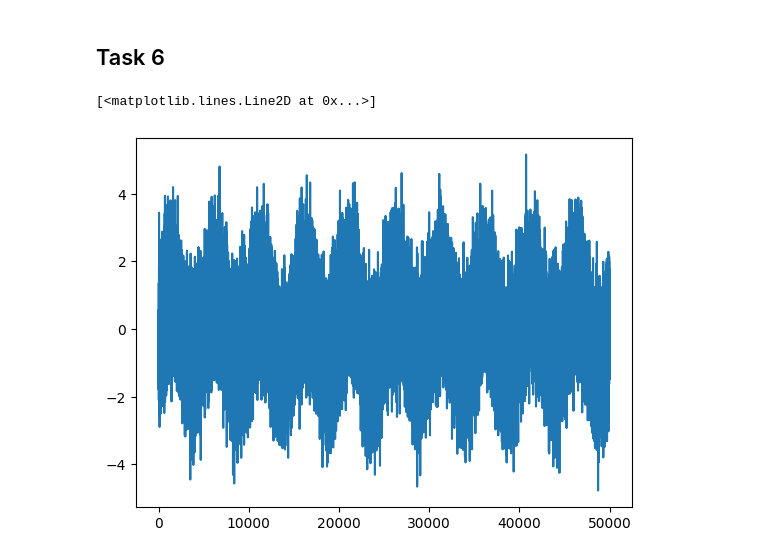
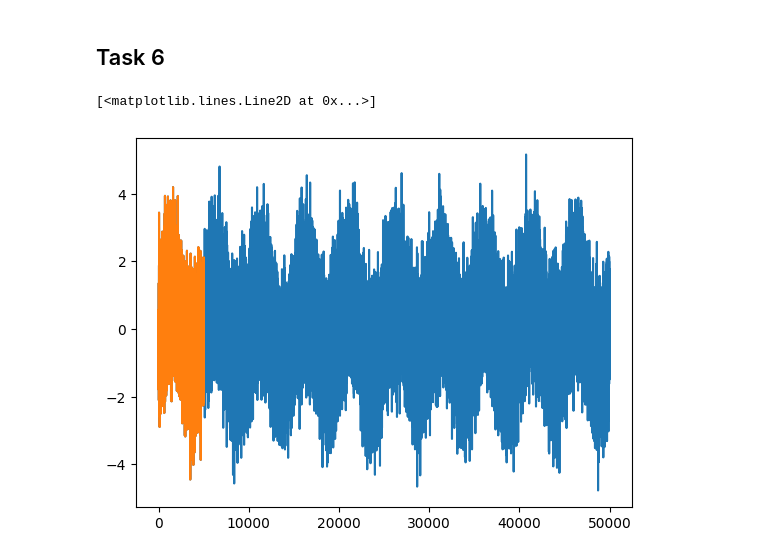
Before and after one commit to mrFendel/NumMethods, a Jupyter notebook: Hometasks/Assignment_5/tasks/Assignment5.ipynb, the cells around one changed output. Cells and saved outputs as stored; diff of their text form; code cells hidden in the pictures.

```diff
--- a/Hometasks/Assignment_5/tasks/Assignment5.ipynb
+++ b/Hometasks/Assignment_5/tasks/Assignment5.ipynb
@@ -127,7 +126,12 @@ array([ -168.33264385,   252.46993888,   124.99482811, ...,
 # %%
 from matplotlib import pyplot as plt
 y = np.load('../data/y.npy')
 plt.plot(y)
+np.random.seed(42)
+n = 10
+M = 5000
+Y = np.reshape(y, (n, M))
+plt.plot(Y[0])
 # %% [output]
 [<matplotlib.lines.Line2D at 0x...>]
-[figure, old version]
+[figure, new version]
```
Also changed, not shown: parts of 12 cells of this notebook.
